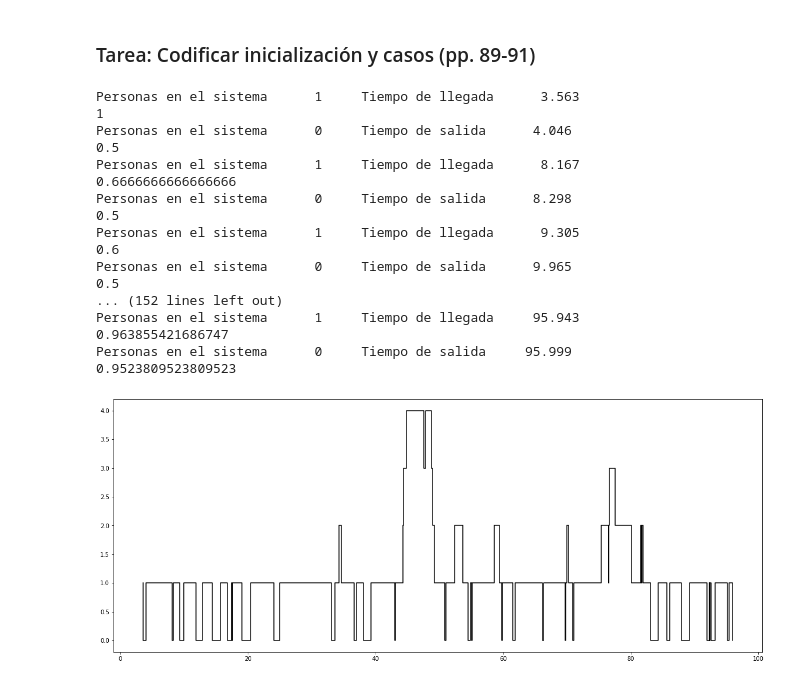
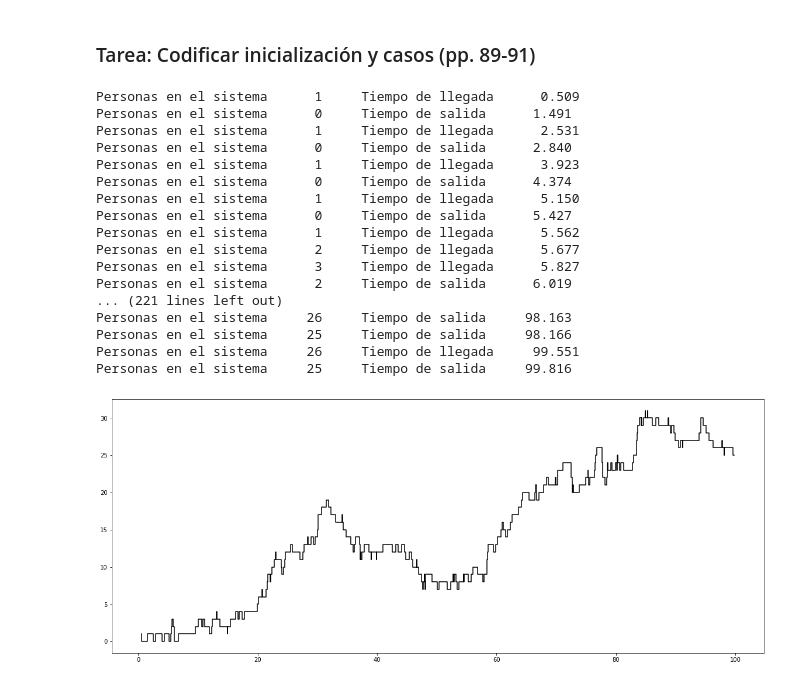
Before and after one commit to JavisG300/Simulacion-II, a Jupyter notebook: Ejercicio 080322.ipynb, the cells around one changed output. Cells and saved outputs as stored; diff of their text form; code cells hidden in the pictures.

```diff
--- a/Ejercicio 080322.ipynb
+++ b/Ejercicio 080322.ipynb
@@ -34,55 +34,55 @@ Arrivos totales:  5
 ### Tarea: Codificar inicialización y casos (pp. 89-91)
 # %%
 #Inicialización
-lamb = 2         #tiempo promedio de llegadas
+lamb = 1.3         #tiempo promedio de llegadas
 mu = 1           #tiempo de atención
 t = 0            #tiempo transcrurrido
 NA = 0           #numero de llegadas
 ND = 0           #numero de salidas
-tA = t + random.expovariate(1/lamb) #hora de la primer llegada
+tA = random.expovariate(lamb) #hora de la primer llegada
 tD = 1000000     #hora de salida
 T = 100          #Tiempo de simulación
 x = []           #Tiempos de ingreso y salida
 y = []           #Personas en el sistema
 while min(tA,tD) < T: #Se usa el mínimo para no rebasar T = 100
     if tA <= tD: #Simulación de llegada
         t = tA
         NA += 1
         x.append(t)
         y.append(NA)
         print("Personas en el sistema ","%5d"%NA, "    Tiempo de llegada", "%10.3f"%t)
-        tA = t + random.expovariate(1/lamb)
+        tA = t + random.expovariate(lamb)
         if NA == 1: #Si llega un cliente se genera su tiempo de salida, a partir de dos clientes ya es tD > tA y es el else
-            tD = t + random.expovariate(1/mu)
+            tD = t + random.expovariate(mu)
     else:
         t = tD
         NA = NA - 1
         x.append(t)
         y.append(NA)
         print("Personas en el sistema ", "%5d"%NA, "    Tiempo de salida", "%10.3f"%t)
         if NA > 0:
-            tD = t + random.expovariate(1/mu) #Si hay mas clientes se genera el proximo tiempo de salida
+            tD = t + random.expovariate(mu) #Si hay mas clientes se genera el proximo tiempo de salida
         else:
             tD = 1000000 #Se vuelve a hacer un tiempo muy grande para que el proximo timepo sea de salida
 plt.figure(1, figsize=(20, 8))
 plt.step(x,y,color = 'Black')
 plt.show()
 # %% [output]
-Personas en el sistema      1     Tiempo de llegada      3.563
-1
-Personas en el sistema      0     Tiempo de salida      4.046
-0.5
-Personas en el sistema      1     Tiempo de llegada      8.167
-0.6666666666666666
-Personas en el sistema      0     Tiempo de salida      8.298
-0.5
-Personas en el sistema      1     Tiempo de llegada      9.305
-0.6
-Personas en el sistema      0     Tiempo de salida      9.965
-0.5
-... (152 lines left out)
-Personas en el sistema      1     Tiempo de llegada     95.943
-0.963855421686747
-Personas en el sistema      0     Tiempo de salida     95.999
-0.9523809523809523
+Personas en el sistema      1     Tiempo de llegada      0.509
+Personas en el sistema      0     Tiempo de salida      1.491
+Personas en el sistema      1     Tiempo de llegada      2.531
+Personas en el sistema      0     Tiempo de salida      2.840
+Personas en el sistema      1     Tiempo de llegada      3.923
+Personas en el sistema      0     Tiempo de salida      4.374
+Personas en el sistema      1     Tiempo de llegada      5.150
+Personas en el sistema      0     Tiempo de salida      5.427
+Personas en el sistema      1     Tiempo de llegada      5.562
+Personas en el sistema      2     Tiempo de llegada      5.677
+Personas en el sistema      3     Tiempo de llegada      5.827
+Personas en el sistema      2     Tiempo de salida      6.019
+... (221 lines left out)
+Personas en el sistema     26     Tiempo de salida     98.163
+Personas en el sistema     25     Tiempo de salida     98.166
+Personas en el sistema     26     Tiempo de llegada     99.551
+Personas en el sistema     25     Tiempo de salida     99.816
-[figure, old version]
+[figure, new version]
```
